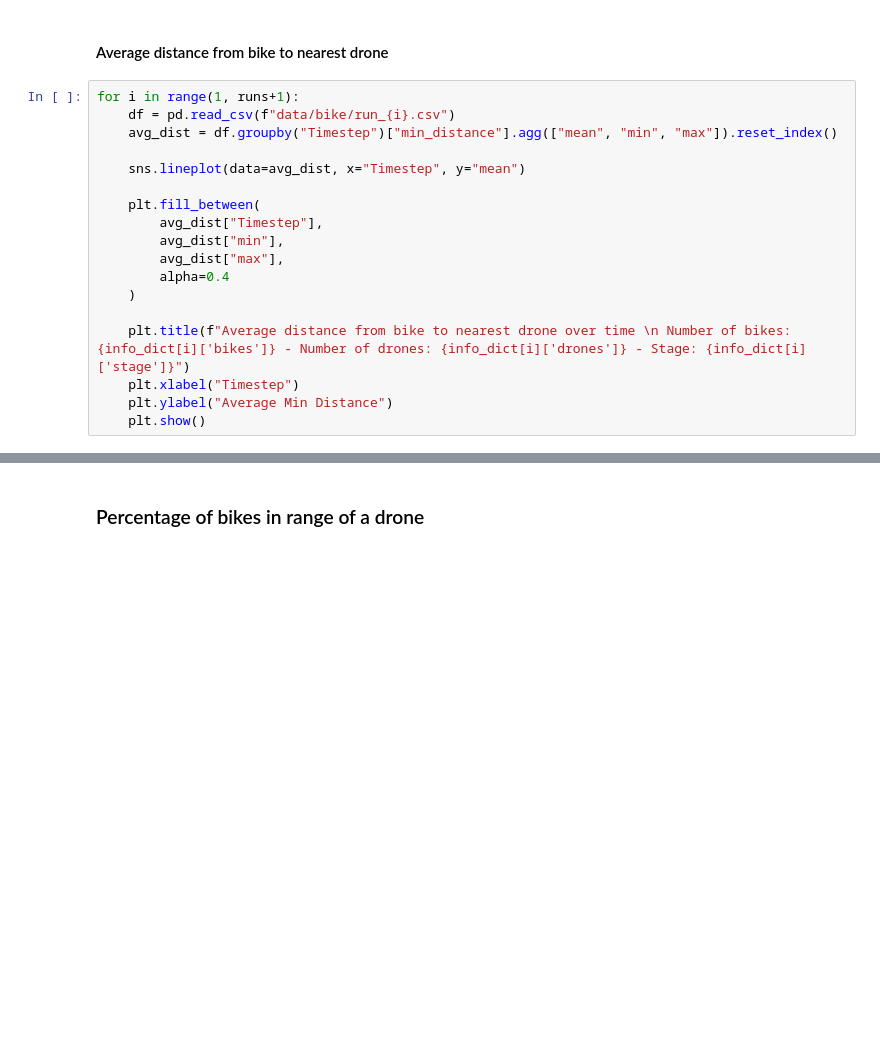
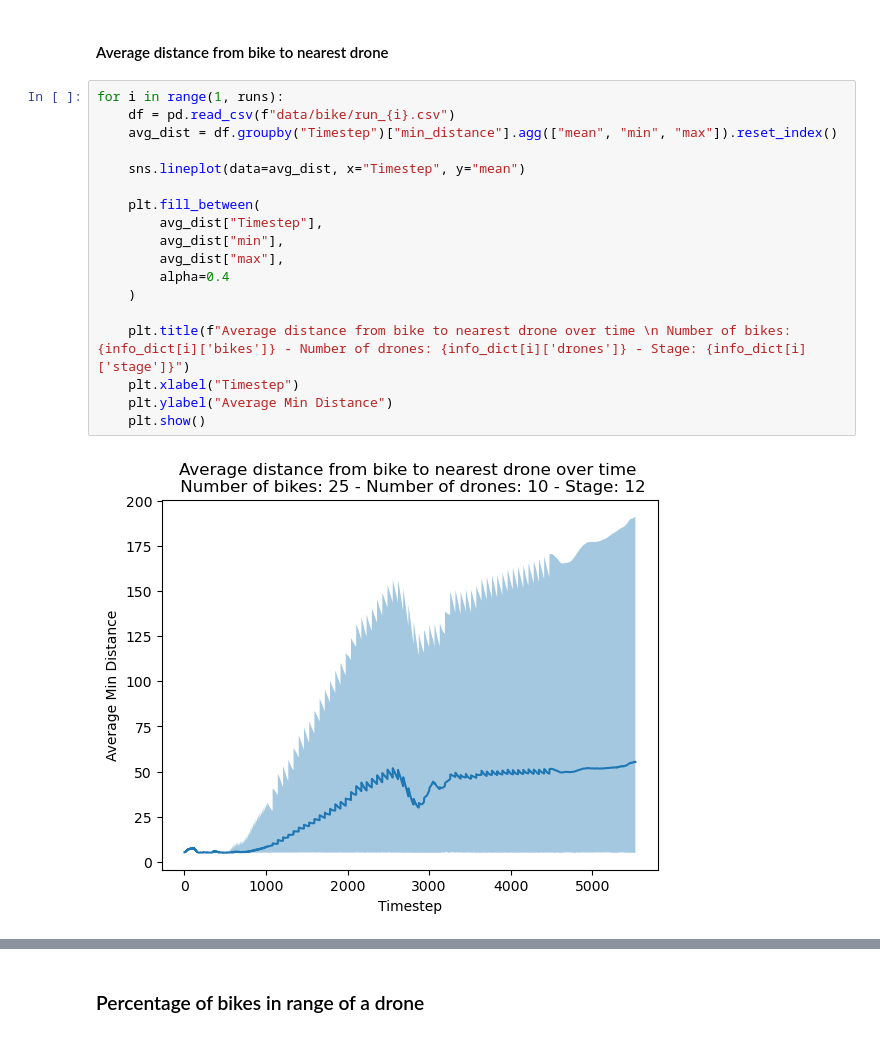
Before and after one commit to borchand/master-thesis, a Jupyter notebook: data-visualization/data.ipynb, the cells around one changed output, grey strips where cells are left out. Saved outputs shown, nothing was run; the diff lists cells and outputs as text; blank space fills up the shorter version.

```diff
--- a/data-visualization/data.ipynb
+++ b/data-visualization/data.ipynb
@@ -161,20 +164,22 @@ for i in range(1, runs+1):
 # %% [markdown]
 #### Average distance from bike to nearest drone
 # %%
-for i in range(1, runs+1):
+for i in range(1, runs):
     df = pd.read_csv(f"data/bike/run_{i}.csv")
     avg_dist = df.groupby("Timestep")["min_distance"].agg(["mean", "min", "max"]).reset_index()
 
     sns.lineplot(data=avg_dist, x="Timestep", y="mean")
 
     plt.fill_between(
         avg_dist["Timestep"],
         avg_dist["min"],
         avg_dist["max"],
         alpha=0.4
     )
 
     plt.title(f"Average distance from bike to nearest drone over time \n Number of bikes: {info_dict[i]['bikes']} - Number of drones: {info_dict[i]['drones']} - Stage: {info_dict[i]['stage']}")
     plt.xlabel("Timestep")
     plt.ylabel("Average Min Distance")
     plt.show()
+# %% [output]
+[figure, added]
```
Also changed, not shown: parts of 6 cells of this notebook.
